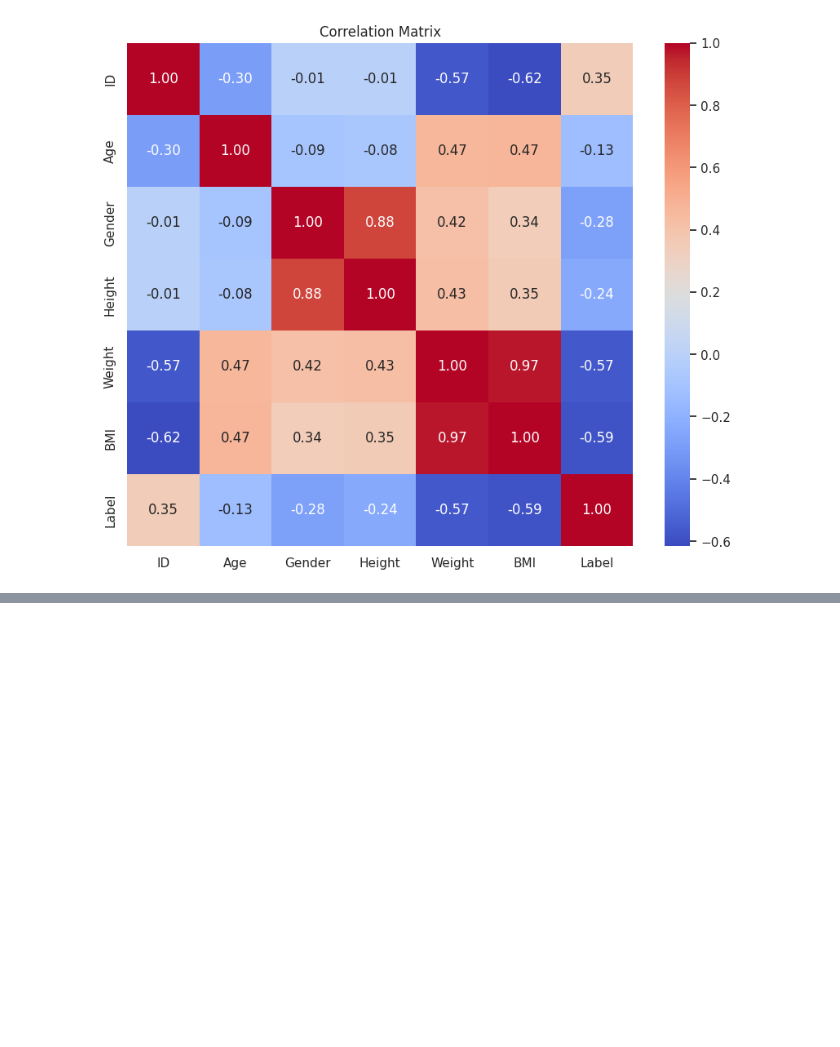
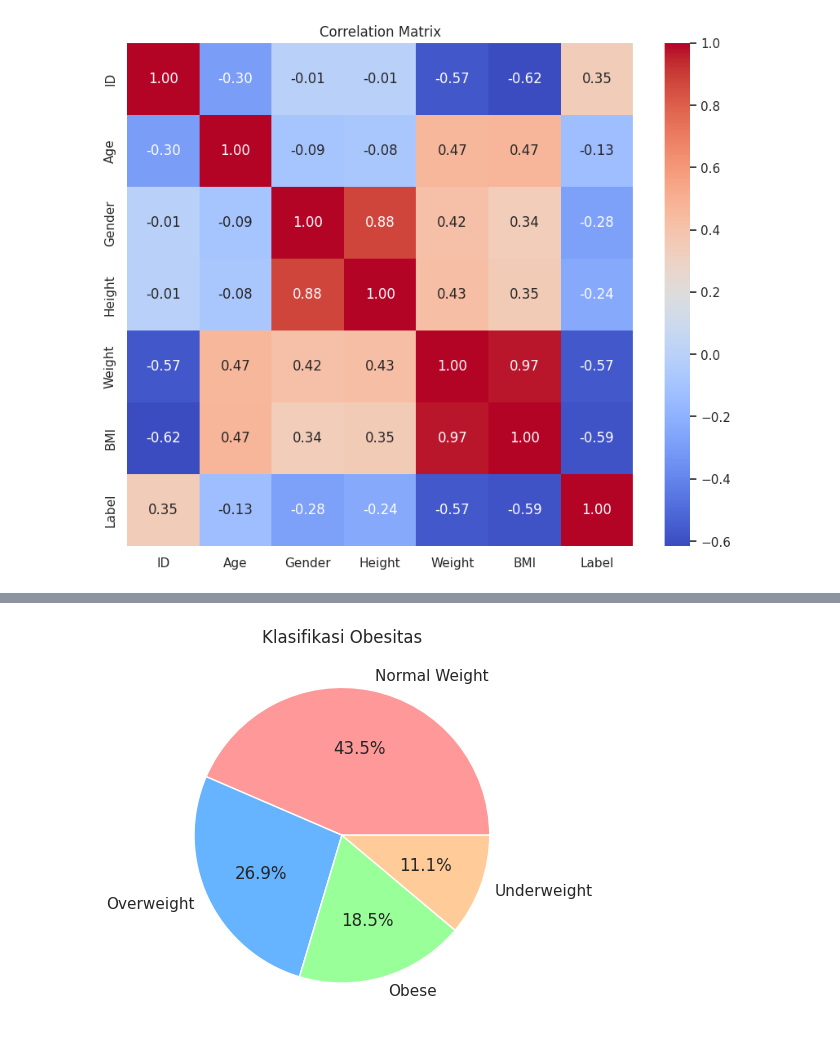
Before and after one commit to RICKY-UPB/Leanbackhimaupb, a Jupyter notebook: Klasifikasi_Obesitas.ipynb, the cells around one changed output, grey strips where cells are left out. Cells and saved outputs as stored; diff of their text form; code cells hidden in the pictures; blank space fills up the shorter version.

```diff
--- a/Klasifikasi_Obesitas.ipynb
+++ b/Klasifikasi_Obesitas.ipynb
@@ -354,0 +360,21 @@ plt.show()
+# %%
+class_count = df['Label'].value_counts()
+
+# Create a list of labels
+labels = ["Normal Weight", "Overweight", "Obese", "Underweight"]
+
+vals = class_count.values
+
+# Define custom colors
+colors = ['#ff9999','#66b3ff','#99ff99','#ffcc99']
+
+# Plot the pie chart with custom colors
+plt.pie(vals, labels=labels, autopct="%1.1f%%", colors=colors)
+
+# Add a title
+plt.title("Klasifikasi Obesitas")
+
+# Show the plot
+plt.show()
+# %% [output]
+[figure, added]
```
Also changed, not shown: parts of 1 cell of this notebook.
